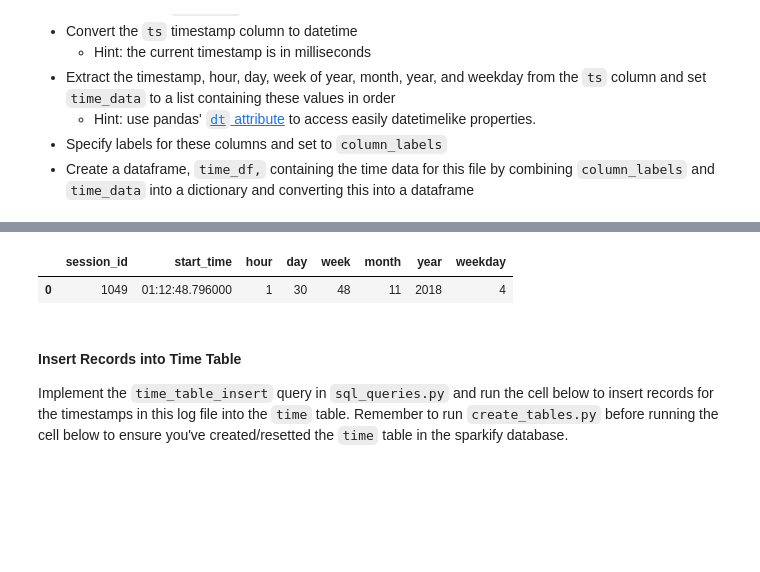
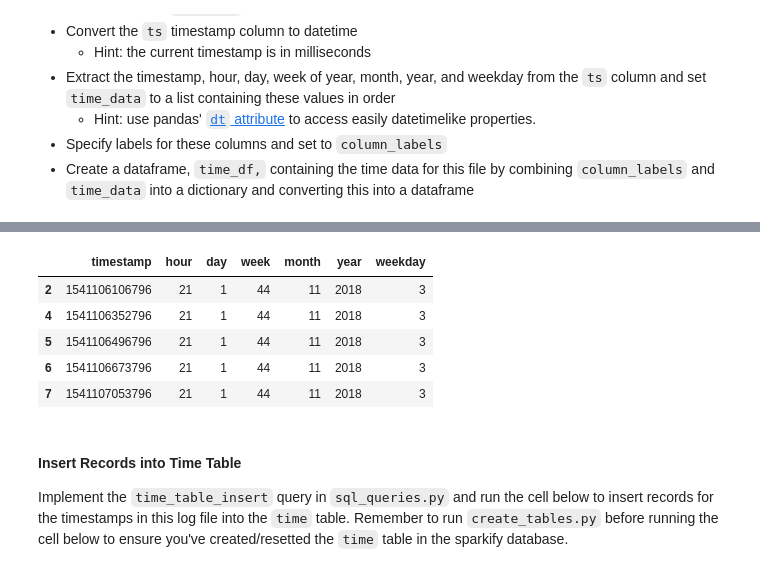
Before and after one commit to mmosad19419/Data-Warehouse-and-Dimensional-Modeling-for-Sparkify-Music-Streaming-App-using-PostgreSQL-and-Docker, a Jupyter notebook: etl.ipynb, the cells around one changed output, grey strips where cells are left out. Drawn from its saved outputs; the diff is of its cells as text; code cells hidden in the pictures; blank space fills up the shorter version.

```diff
--- a/etl.ipynb
+++ b/etl.ipynb
@@ -169,0 +169,3 @@ dtype: object
+# %%
+t = pd.to_datetime(df.ts, unit = "ms")
+t.head()
@@ -170,12 +179,16 @@ dtype: object
 # %%
-time_data = (t.dt.time, t.dt.hour, t.dt.day, t.dt.week, t.dt.month, t.dt.year, t.dt.weekday)
-df_dict = {"session_id" : df.iloc[1]["sessionId"], "start_time" : t.dt.time, "hour" : t.dt.hour, "day" : t.dt.day, "week" : t.dt.week, "month" : t.dt.month, "year" : t.dt.year, "weekday" : t.dt.weekday}
+time_data = (df.ts, t.dt.hour, t.dt.day, t.dt.isocalendar().week, t.dt.month, t.dt.year, t.dt.weekday)
+column_labels = ('timestamp','hour','day','week','month','year','weekday')
 # %%
-time_df = pd.DataFrame(df_dict)
+time_df = pd.DataFrame.from_dict(dict(zip(column_labels,time_data)))
 time_df.head()
 # %% [output]
-|  | session_id | start_time | hour | day | week | month | year | weekday |
-| 0 | 1049 | 01:12:48.796000 | 1 | 30 | 48 | 11 | 2018 | 4 |
+|  | timestamp | hour | day | week | month | year | weekday |
+| 2 | 1541106106796 | 21 | 1 | 44 | 11 | 2018 | 3 |
+| 4 | 1541106352796 | 21 | 1 | 44 | 11 | 2018 | 3 |
+| 5 | 1541106496796 | 21 | 1 | 44 | 11 | 2018 | 3 |
+| 6 | 1541106673796 | 21 | 1 | 44 | 11 | 2018 | 3 |
+| 7 | 1541107053796 | 21 | 1 | 44 | 11 | 2018 | 3 |
 # %% [markdown]
 #### Insert Records into Time Table
 Implement the `time_table_insert` query in `sql_queries.py` and run the cell below to insert records for the timestamps in this log file into the `time` table. Remember to run `create_tables.py` before running the cell below to ensure you've created/resetted the `time` table in the sparkify database.
```
Also changed, not shown: parts of 11 cells of this notebook, 3 other files.
